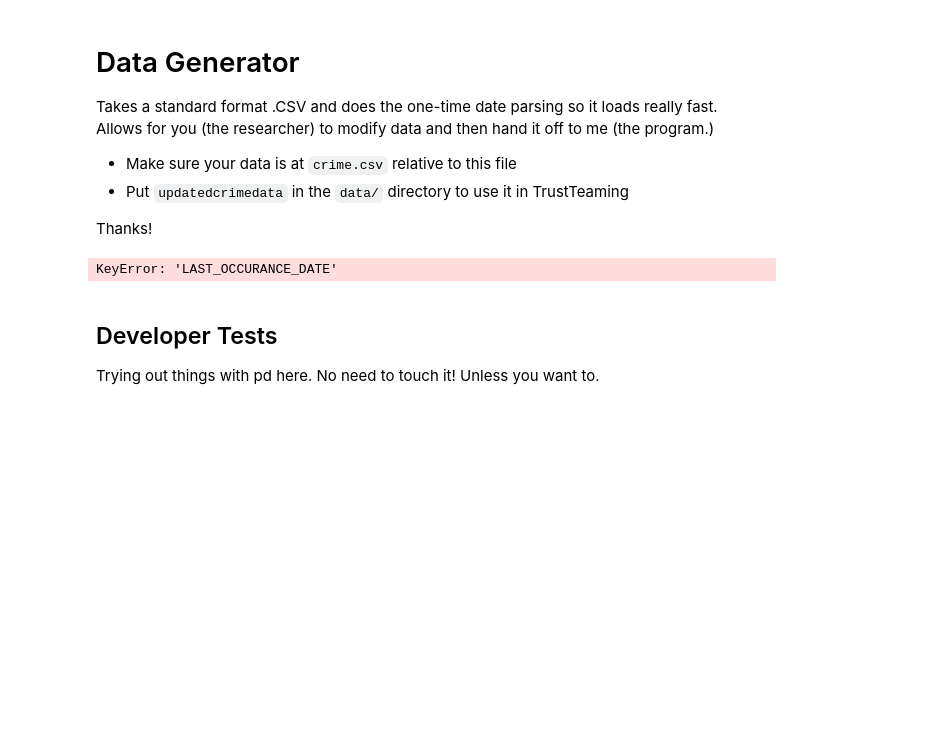
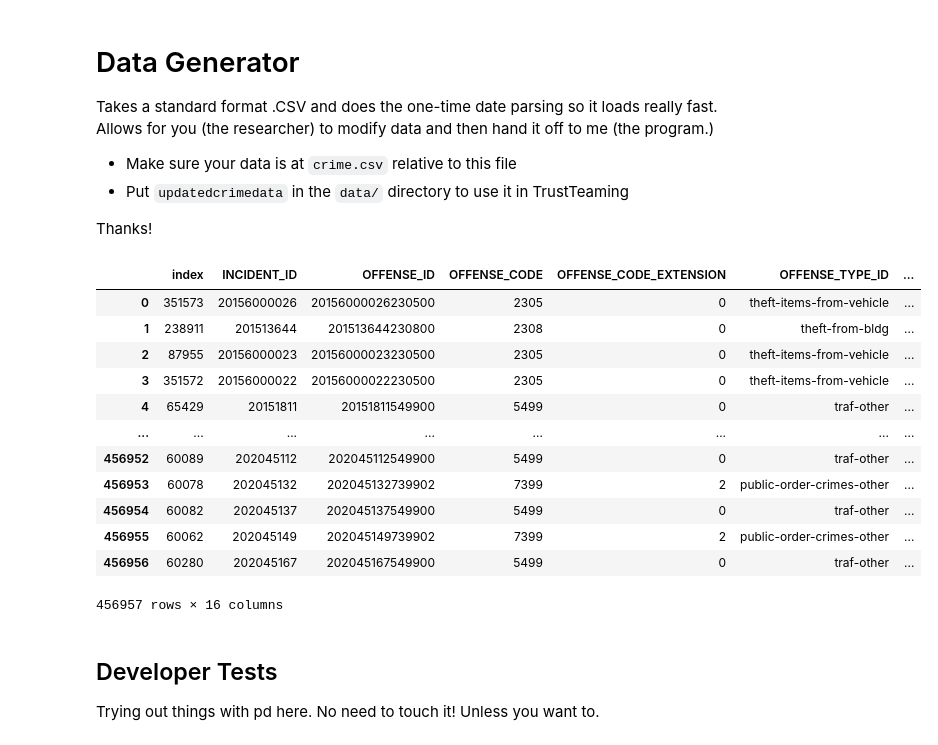
Before and after one commit to ItsMichal/TrustTeaming, a Jupyter notebook: src/data/datagenerator.ipynb, the cells around one changed output. Cells and saved outputs as stored; diff of their text form; code cells hidden in the pictures; blank space fills up the shorter version.

```diff
--- a/src/data/datagenerator.ipynb
+++ b/src/data/datagenerator.ipynb
@@ -14,12 +14,25 @@ test = pd.read_csv("crime.csv", infer_datetime_format=True, parse_dates=['FIRST_
 # %%
 test2 = test.drop(['PRECINCT_ID', 'NEIGHBORHOOD_ID', 'GEO_X', 'GEO_Y'], axis=1)
 test2 = test2.sort_values(by=["FIRST_OCCURRENCE_DATE"])
 test2 = test2.dropna(subset=["GEO_LON", "GEO_LAT"])
-test2 = test2['LAST_OCCURRENCE_DATE'].combine_first(test2['FIRST_OCCURRENCE_DATE'])
+test2['LAST_OCCURRENCE_DATE'] = test2['LAST_OCCURRENCE_DATE'].fillna(test2['FIRST_OCCURRENCE_DATE'])
 test2 = test2.reset_index()
 test2.to_feather("updatedcrimedata")
+test2
 # %% [output]
+|  | index | INCIDENT_ID | OFFENSE_ID | OFFENSE_CODE | OFFENSE_CODE_EXTENSION | OFFENSE_TYPE_ID | ... |
+| 0 | 351573 | 20156000026 | 20156000026230500 | 2305 | 0 | theft-items-from-vehicle | ... |
+| 1 | 238911 | 201513644 | 201513644230800 | 2308 | 0 | theft-from-bldg | ... |
+| 2 | 87955 | 20156000023 | 20156000023230500 | 2305 | 0 | theft-items-from-vehicle | ... |
+| 3 | 351572 | 20156000022 | 20156000022230500 | 2305 | 0 | theft-items-from-vehicle | ... |
+| 4 | 65429 | 20151811 | 20151811549900 | 5499 | 0 | traf-other | ... |
+| ... | ... | ... | ... | ... | ... | ... | ... |
+| 456952 | 60089 | 202045112 | 202045112549900 | 5499 | 0 | traf-other | ... |
+| 456953 | 60078 | 202045132 | 202045132739902 | 7399 | 2 | public-order-crimes-other | ... |
+| 456954 | 60082 | 202045137 | 202045137549900 | 5499 | 0 | traf-other | ... |
+| 456955 | 60062 | 202045149 | 202045149739902 | 7399 | 2 | public-order-crimes-other | ... |
+| 456956 | 60280 | 202045167 | 202045167549900 | 5499 | 0 | traf-other | ... |
-KeyError: 'LAST_OCCURANCE_DATE'
+456957 rows × 16 columns
 # %% [markdown]
 ## Developer Tests
 
```
Also changed, not shown: parts of 1 cell of this notebook, 15 other files.
